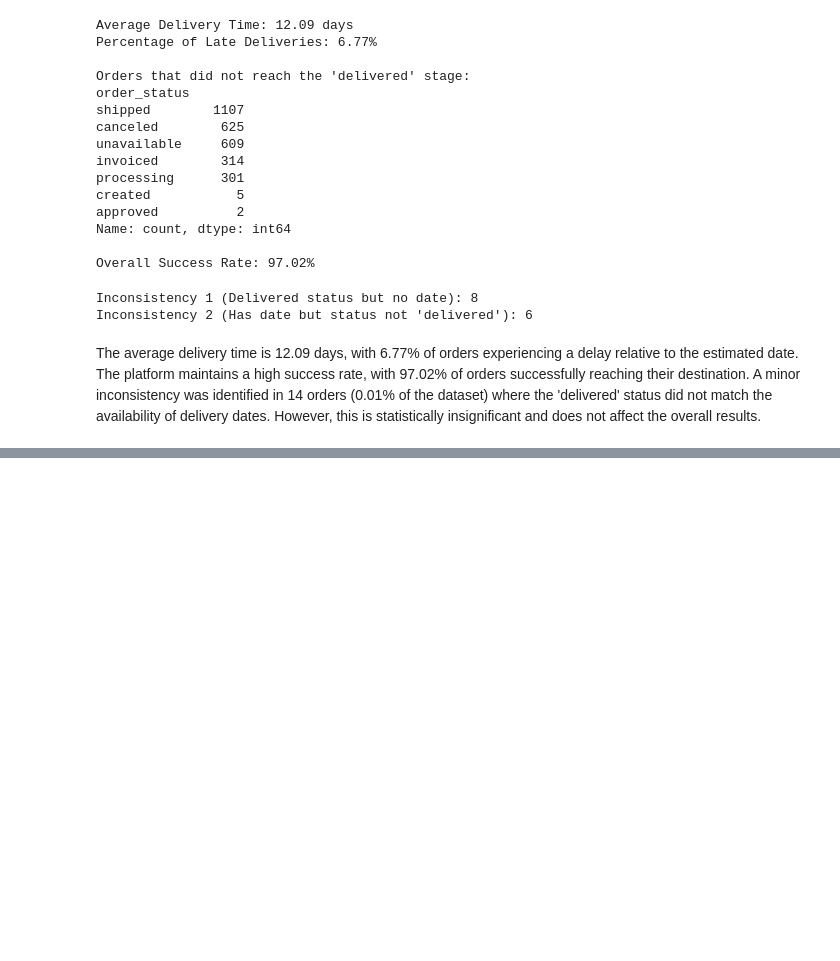
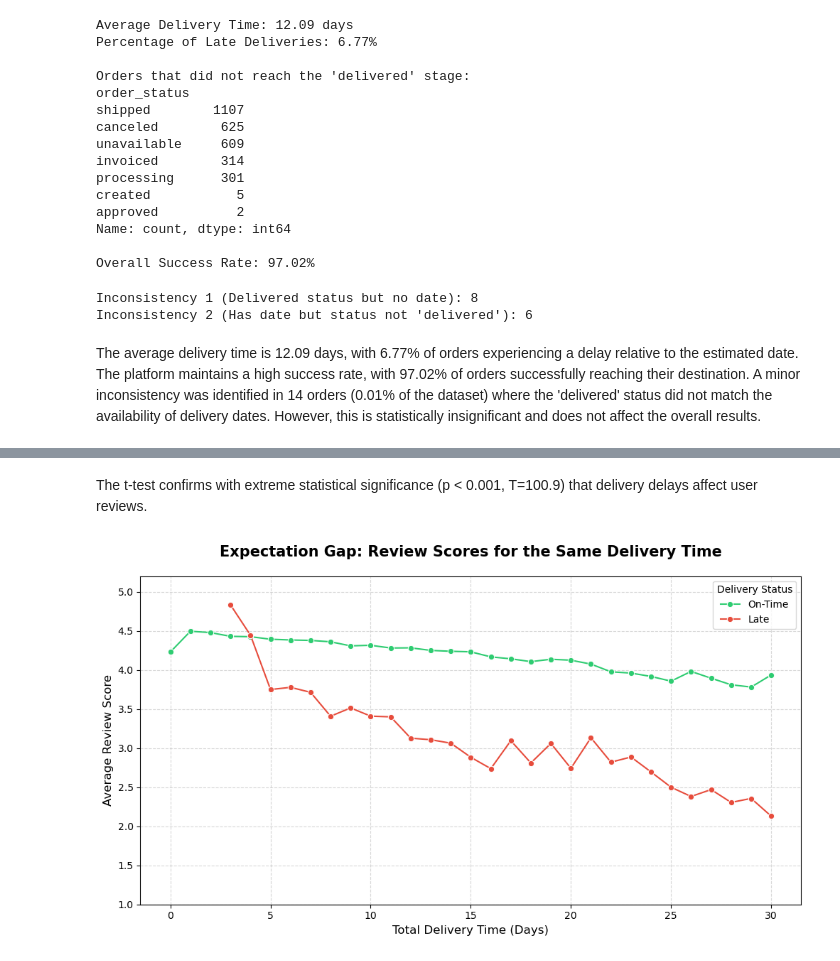
Before and after one commit to franjtr/olist-ecommerce-analysis, a Jupyter notebook: Notebooks/Olist_E-Commerce_Case_Study.ipynb, the cells around one changed output, grey strips where cells are left out. Drawn from its saved outputs; the diff is of its cells as text; code cells hidden in the pictures; blank space fills up the shorter version.

```diff
--- a/Notebooks/Olist_E-Commerce_Case_Study.ipynb
+++ b/Notebooks/Olist_E-Commerce_Case_Study.ipynb
@@ -347,0 +400,30 @@ We will investigate how logistical failures (delays) translate into customer dis
+# %% [markdown]
+The t-test confirms with extreme statistical significance (p < 0.001, T=100.9) that delivery delays affect user reviews.
+# %%
+# We compare review scores for orders with the same total delivery time to isolate the 'Expectation Gap'.
+# This reveals how much a broken promise (Late) affects satisfaction compared to meeting a deadline (On-Time).
+
+general_comparison = delivered_only.groupby(['actual_delivery_time', 'is_late'])['review_score'].mean().reset_index()
+
+plot_data = general_comparison[general_comparison['actual_delivery_time'] <= 30].copy()
+plot_data['Delivery Status'] = plot_data['is_late'].map({False: 'On-Time', True: 'Late'})
+
+plt.figure(figsize=(12, 6))
+
+sns.lineplot(data=plot_data,
+             x='actual_delivery_time', y='review_score',
+             hue='Delivery Status',
+             hue_order=['On-Time', 'Late'],
+             marker='o',
+             palette={'On-Time': '#2ecc71', 'Late': '#e74c3c'},
+             )
+
+plt.title('Expectation Gap: Review Scores for the Same Delivery Time', fontsize=15, fontweight='bold', pad=20)
+plt.xlabel('Total Delivery Time (Days)', fontsize=12)
+plt.ylabel('Average Review Score', fontsize=12)
+plt.ylim(1, 5.2)
+
+plt.grid(True, linestyle='--', alpha=0.5)
+plt.show()
+# %% [output]
+[figure, added]
```
Also changed, not shown: parts of 10 cells of this notebook, 1 other file.
